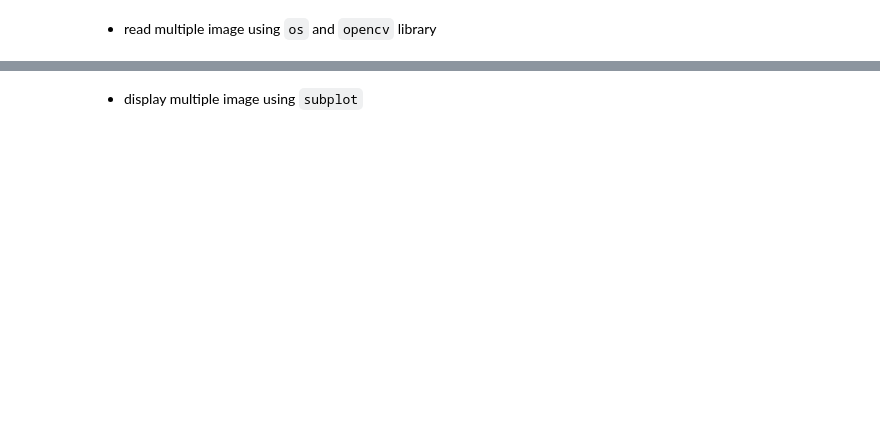
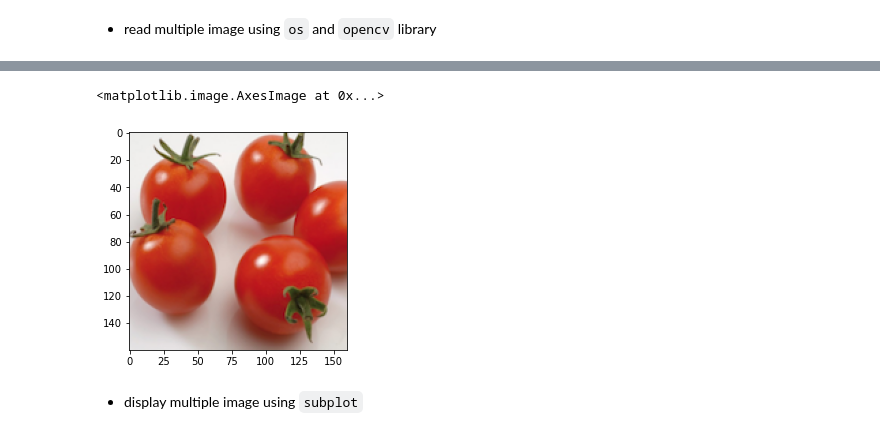
Before and after one commit to Muhammad-Yunus/Materi-Training, a Jupyter notebook: H. Klasifikasi Tomat - OpenCV/07. OpenCV - Read, Display, Write/OpenCV - Read, Display, Write.ipynb, the cells around one changed output, grey strips where cells are left out. Saved outputs shown, nothing was run; the diff lists cells and outputs as text; code cells hidden in the pictures; blank space fills up the shorter version.

```diff
--- a/H. Klasifikasi Tomat - OpenCV/07. OpenCV - Read, Display, Write/OpenCV - Read, Display, Write.ipynb
+++ b/H. Klasifikasi Tomat - OpenCV/07. OpenCV - Read, Display, Write/OpenCV - Read, Display, Write.ipynb
@@ -184,9 +281,12 @@ image_list[0]
 # %%
-img = image_list[4]
+img = image_list[12]
 
 img_rgb = img[:,:,::-1]
 
 plt.imshow(img_rgb)
+# %% [output]
+<matplotlib.image.AxesImage at 0x...>
+[figure, added]
 # %% [markdown]
 - display multiple image using `subplot`
 # %%
```
Also changed, not shown: parts of 30 cells of this notebook, 36 other files.
